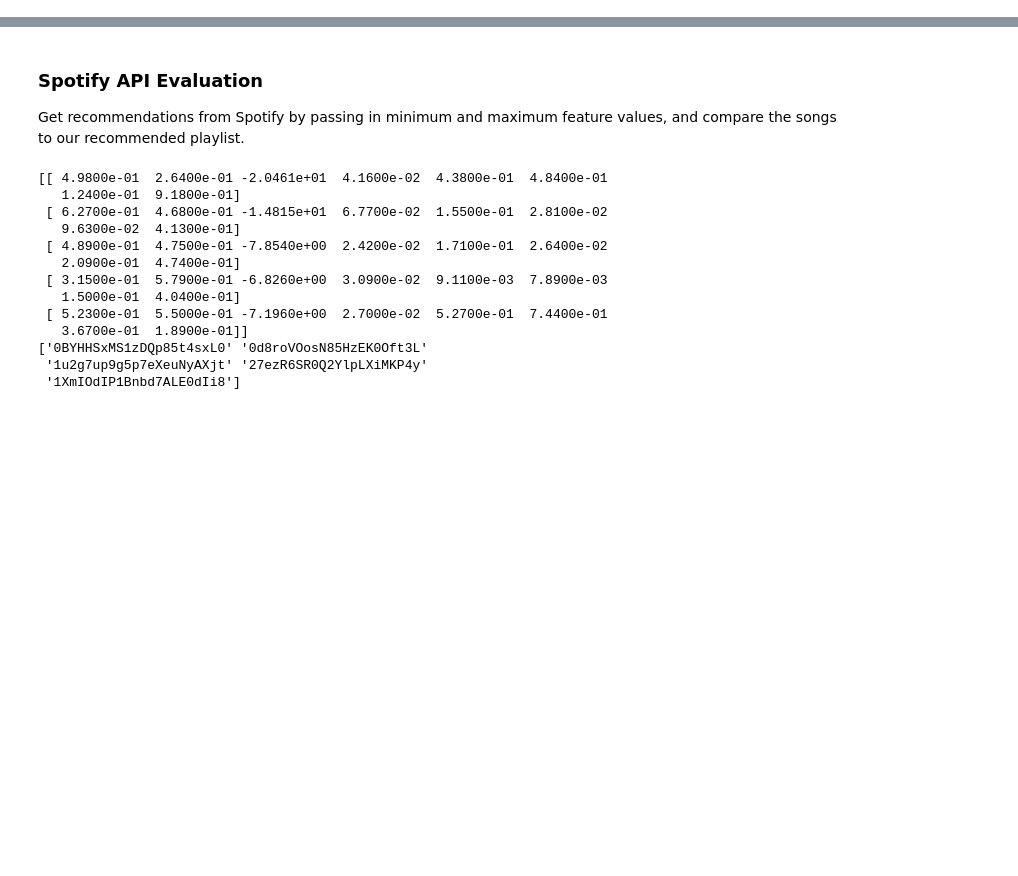
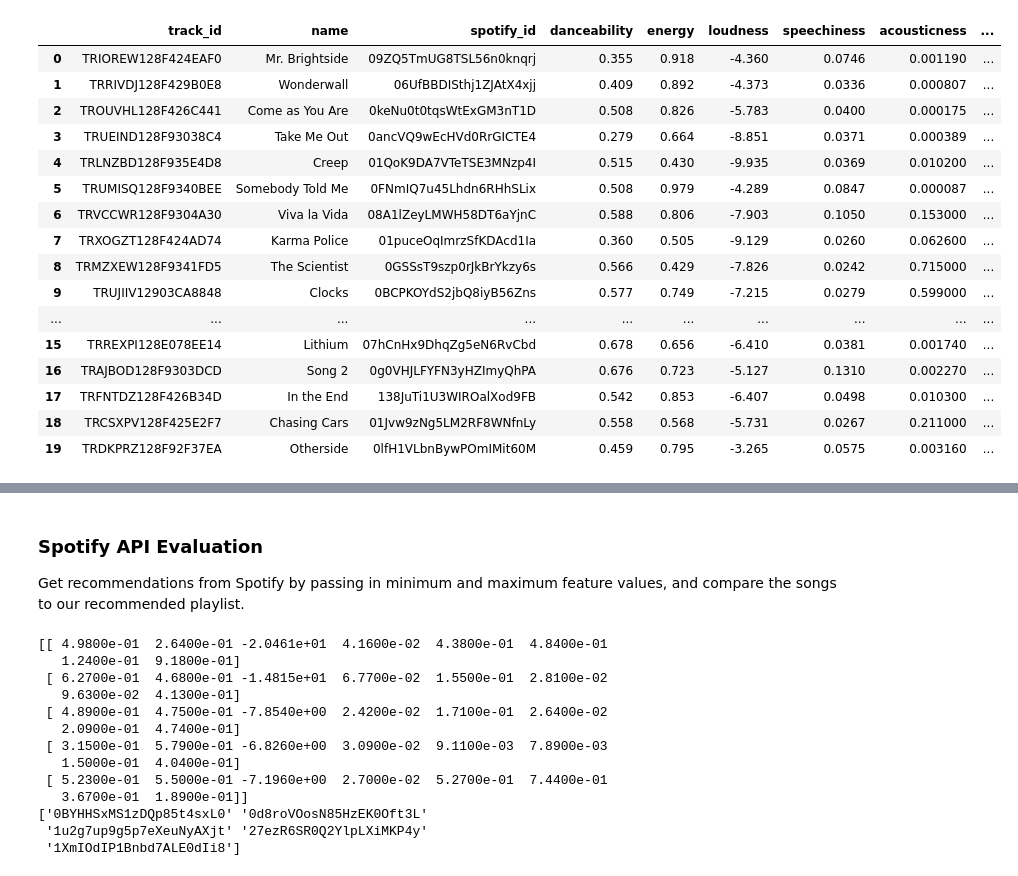
Before and after one commit to Ernesto2004/spotify-music-suggestion, a Jupyter notebook: pipeline.ipynb, the cells around one changed output, grey strips where cells are left out. Drawn from its saved outputs; the diff is of its cells as text; code cells hidden in the pictures; blank space fills up the shorter version.

Commit message:
fixed pipeline/spotify working better more consistent

```diff
--- a/pipeline.ipynb
+++ b/pipeline.ipynb
@@ -38,5 +50,8 @@ lyrics_embeddings_3d_csv = pd.read_csv('misc/lyrics_embeddings_3d.csv')
 distance_frame = pd.read_csv('misc/distance_frame.csv')
 spotify_input = np.load("misc/spotify_data.npy")
 compare_spotify = np.load("misc/compare_spotify.npy")
+spotify_input_names = np.load("misc/our_playlist_names.npy")
+dataset = pd.read_csv("misc/processed_music_info_extended.csv")
+distance_frame = distance_frame.drop(['Unnamed: 0'], axis=1)
 # %%
 lyrics_embeddings, lyrics_embeddings_3d = get_embeddings(lyrics_embeddings_csv, lyrics_embeddings_3d_csv)
@@ -43,3 +63,23 @@ lyrics_embeddings, lyrics_embeddings_3d = get_embeddings(lyrics_embeddings_csv,
+# %%
+distance_frame.head(20)
+# %% [output]
+|  | track_id | name | spotify_id | danceability | energy | loudness | speechiness | acousticness | ... |
+| 0 | TRIOREW128F424EAF0 | Mr. Brightside | 09ZQ5TmUG8TSL56n0knqrj | 0.355 | 0.918 | -4.360 | 0.0746 | 0.001190 | ... |
+| 1 | TRRIVDJ128F429B0E8 | Wonderwall | 06UfBBDISthj1ZJAtX4xjj | 0.409 | 0.892 | -4.373 | 0.0336 | 0.000807 | ... |
+| 2 | TROUVHL128F426C441 | Come as You Are | 0keNu0t0tqsWtExGM3nT1D | 0.508 | 0.826 | -5.783 | 0.0400 | 0.000175 | ... |
+| 3 | TRUEIND128F93038C4 | Take Me Out | 0ancVQ9wEcHVd0RrGICTE4 | 0.279 | 0.664 | -8.851 | 0.0371 | 0.000389 | ... |
+| 4 | TRLNZBD128F935E4D8 | Creep | 01QoK9DA7VTeTSE3MNzp4I | 0.515 | 0.430 | -9.935 | 0.0369 | 0.010200 | ... |
+| 5 | TRUMISQ128F9340BEE | Somebody Told Me | 0FNmIQ7u45Lhdn6RHhSLix | 0.508 | 0.979 | -4.289 | 0.0847 | 0.000087 | ... |
+| 6 | TRVCCWR128F9304A30 | Viva la Vida | 08A1lZeyLMWH58DT6aYjnC | 0.588 | 0.806 | -7.903 | 0.1050 | 0.153000 | ... |
+| 7 | TRXOGZT128F424AD74 | Karma Police | 01puceOqImrzSfKDAcd1Ia | 0.360 | 0.505 | -9.129 | 0.0260 | 0.062600 | ... |
+| 8 | TRMZXEW128F9341FD5 | The Scientist | 0GSSsT9szp0rJkBrYkzy6s | 0.566 | 0.429 | -7.826 | 0.0242 | 0.715000 | ... |
+| 9 | TRUJIIV12903CA8848 | Clocks | 0BCPKOYdS2jbQ8iyB56Zns | 0.577 | 0.749 | -7.215 | 0.0279 | 0.599000 | ... |
+| ... | ... | ... | ... | ... | ... | ... | ... | ... | ... |
+| 15 | TRREXPI128E078EE14 | Lithium | 07hCnHx9DhqZg5eN6RvCbd | 0.678 | 0.656 | -6.410 | 0.0381 | 0.001740 | ... |
+| 16 | TRAJBOD128F9303DCD | Song 2 | 0g0VHJLFYFN3yHZImyQhPA | 0.676 | 0.723 | -5.127 | 0.1310 | 0.002270 | ... |
+| 17 | TRFNTDZ128F426B34D | In the End | 138JuTi1U3WIROalXod9FB | 0.542 | 0.853 | -6.407 | 0.0498 | 0.010300 | ... |
+| 18 | TRCSXPV128F425E2F7 | Chasing Cars | 01Jvw9zNg5LM2RF8WNfnLy | 0.558 | 0.568 | -5.731 | 0.0267 | 0.211000 | ... |
+| 19 | TRDKPRZ128F92F37EA | Otherside | 0lfH1VLbnBywPOmIMit60M | 0.459 | 0.795 | -3.265 | 0.0575 | 0.003160 | ... |
 # %%
 POTENTIAL_N = 50
 
```
Also changed, not shown: parts of 11 cells of this notebook, 1 other file.
